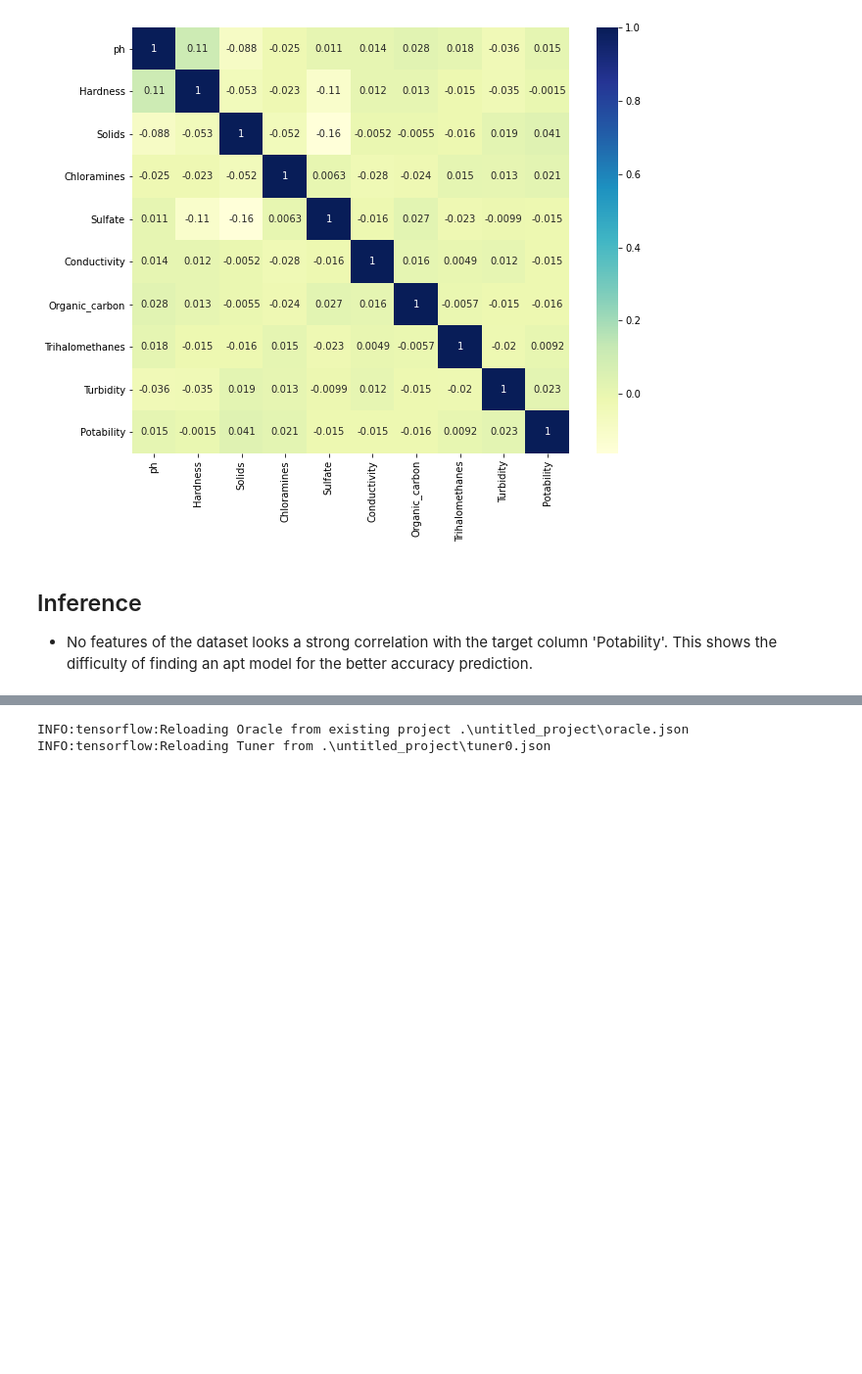
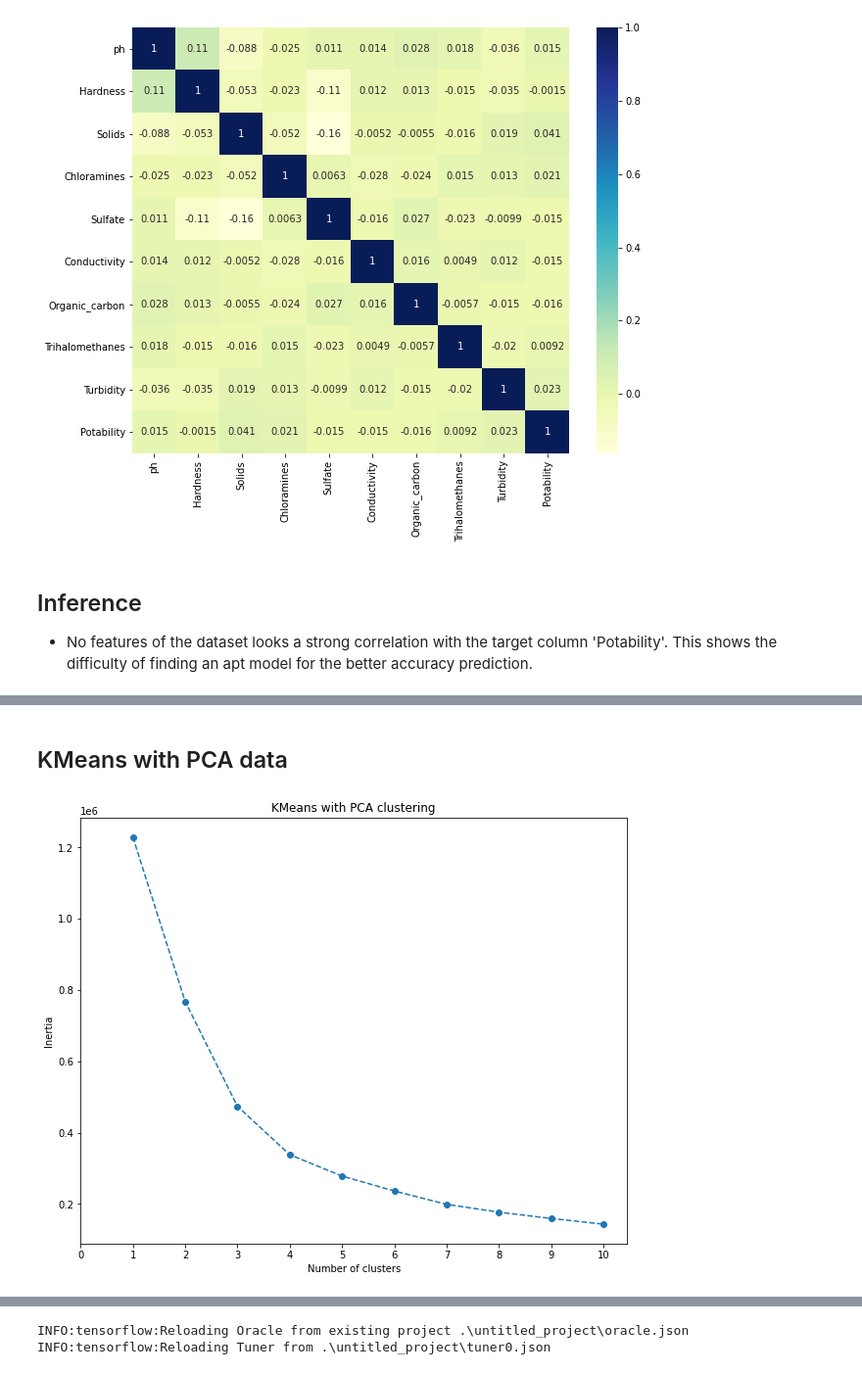
Before and after one commit to Ryan-Malin/Water, a Jupyter notebook: Soni Folder/water_potability1.ipynb, the cells around one changed output, grey strips where cells are left out. Shown: that part at 98% size. Drawn from its saved outputs; the diff is of its cells as text; code cells hidden in the pictures; blank space fills up the shorter version.

```diff
--- a/Soni Folder/water_potability1.ipynb
+++ b/Soni Folder/water_potability1.ipynb
@@ -126,0 +178,22 @@ X_test_scaled = scaler.transform(X_test)
+# %% [markdown]
+## KMeans with PCA data
+# %%
+from sklearn.cluster import KMeans
+
+inertia = []
+k = list(range(1,11))
+# Calculate the inertia for the range of k values
+for i in k:
+    km = KMeans(n_clusters = i)
+    km.fit(water_pca_df)
+    inertia.append(km.inertia_)
+elbow_data = pd.DataFrame({'k':k, 'inertia':inertia})
+plt.figure(figsize = (10,8))
+plt.plot(elbow_data.k, elbow_data.inertia, marker = 'o', linestyle='--')
+plt.xticks(list(range(11)))
+plt.title("KMeans with PCA clustering")
+plt.xlabel("Number of clusters")
+plt.ylabel("Inertia")
+plt.show()
+# %% [output]
+[figure, added]
```
Also changed, not shown: parts of 12 cells of this notebook, 2 other files.
